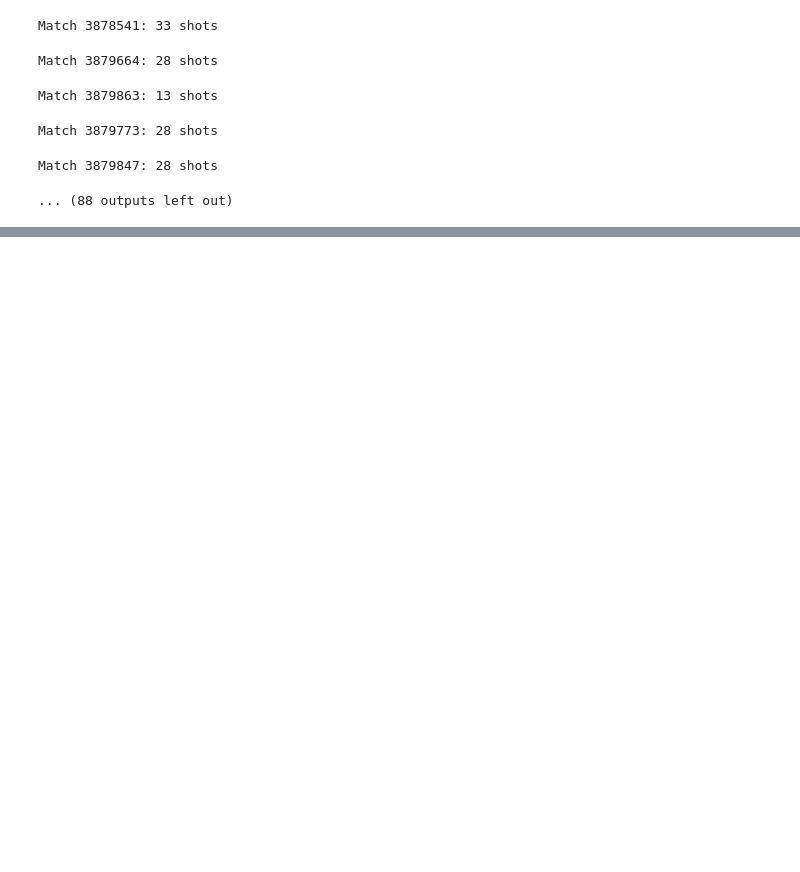
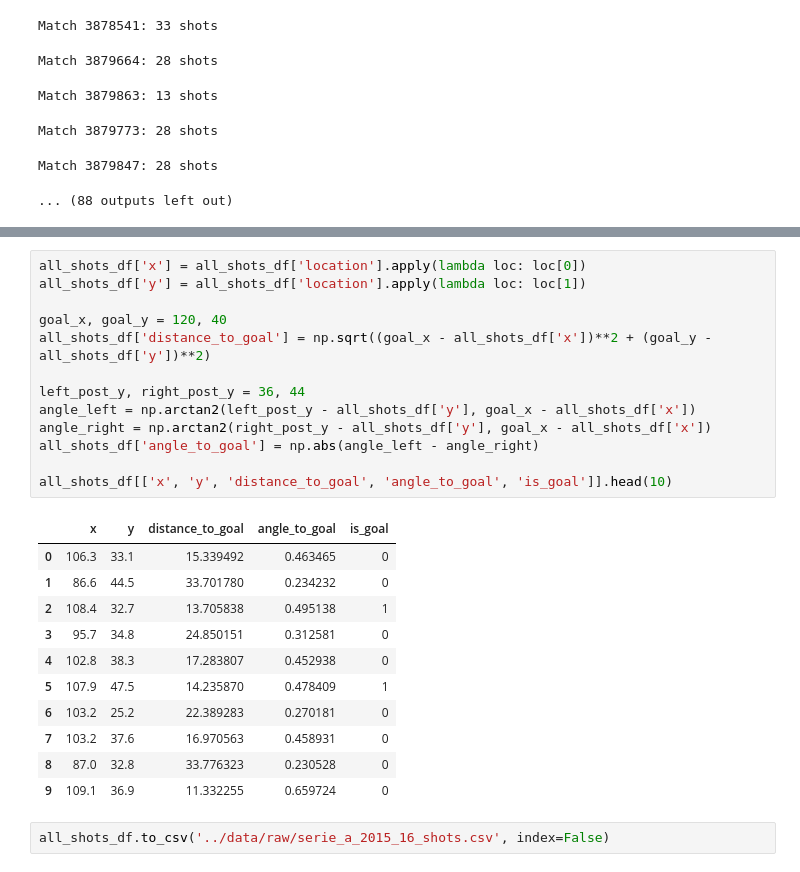
Before and after one commit to madhavsabugNEU/xG-model-football, a Jupyter notebook: notebooks/01_eda.ipynb, the cells around one changed output, grey strips where cells are left out. Cells and saved outputs as stored; diff of their text form; blank space fills up the shorter version.

```diff
--- a/notebooks/01_eda.ipynb
+++ b/notebooks/01_eda.ipynb
@@ -160,0 +165,27 @@ print(f"Total goals: {all_shots_df['is_goal'].sum()}")
+# %%
+all_shots_df['x'] = all_shots_df['location'].apply(lambda loc: loc[0])
+all_shots_df['y'] = all_shots_df['location'].apply(lambda loc: loc[1])
+
+goal_x, goal_y = 120, 40
+all_shots_df['distance_to_goal'] = np.sqrt((goal_x - all_shots_df['x'])**2 + (goal_y - all_shots_df['y'])**2)
+
+left_post_y, right_post_y = 36, 44
+angle_left = np.arctan2(left_post_y - all_shots_df['y'], goal_x - all_shots_df['x'])
+angle_right = np.arctan2(right_post_y - all_shots_df['y'], goal_x - all_shots_df['x'])
+all_shots_df['angle_to_goal'] = np.abs(angle_left - angle_right)
+
+all_shots_df[['x', 'y', 'distance_to_goal', 'angle_to_goal', 'is_goal']].head(10)
+# %% [output]
+|  | x | y | distance_to_goal | angle_to_goal | is_goal |
+| 0 | 106.3 | 33.1 | 15.339492 | 0.463465 | 0 |
+| 1 | 86.6 | 44.5 | 33.701780 | 0.234232 | 0 |
+| 2 | 108.4 | 32.7 | 13.705838 | 0.495138 | 1 |
+| 3 | 95.7 | 34.8 | 24.850151 | 0.312581 | 0 |
+| 4 | 102.8 | 38.3 | 17.283807 | 0.452938 | 0 |
+| 5 | 107.9 | 47.5 | 14.235870 | 0.478409 | 1 |
+| 6 | 103.2 | 25.2 | 22.389283 | 0.270181 | 0 |
+| 7 | 103.2 | 37.6 | 16.970563 | 0.458931 | 0 |
+| 8 | 87.0 | 32.8 | 33.776323 | 0.230528 | 0 |
+| 9 | 109.1 | 36.9 | 11.332255 | 0.659724 | 0 |
+# %%
+all_shots_df.to_csv('../data/raw/serie_a_2015_16_shots.csv', index=False)
```
Also changed, not shown: parts of 3 cells of this notebook.
